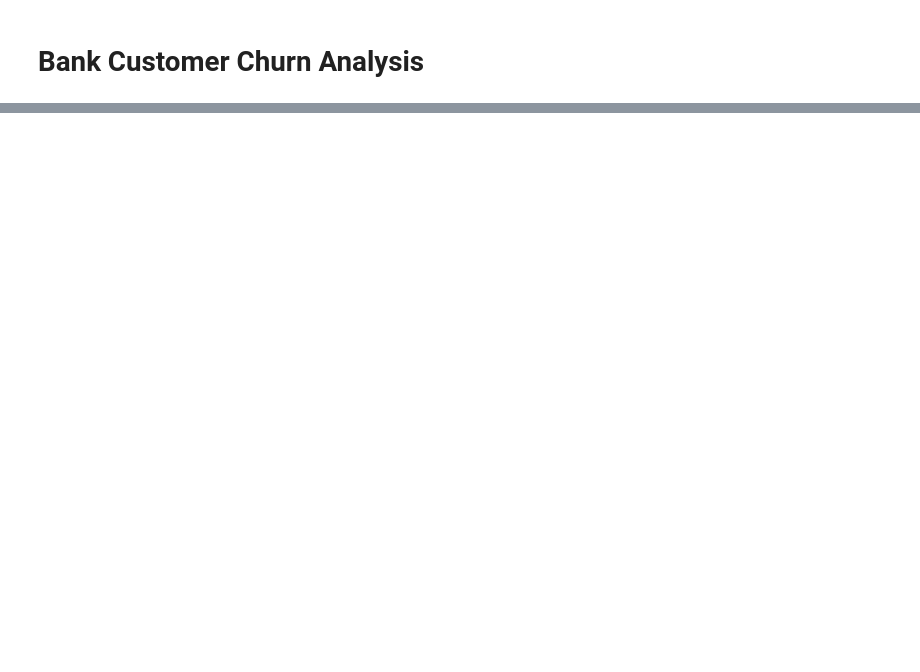
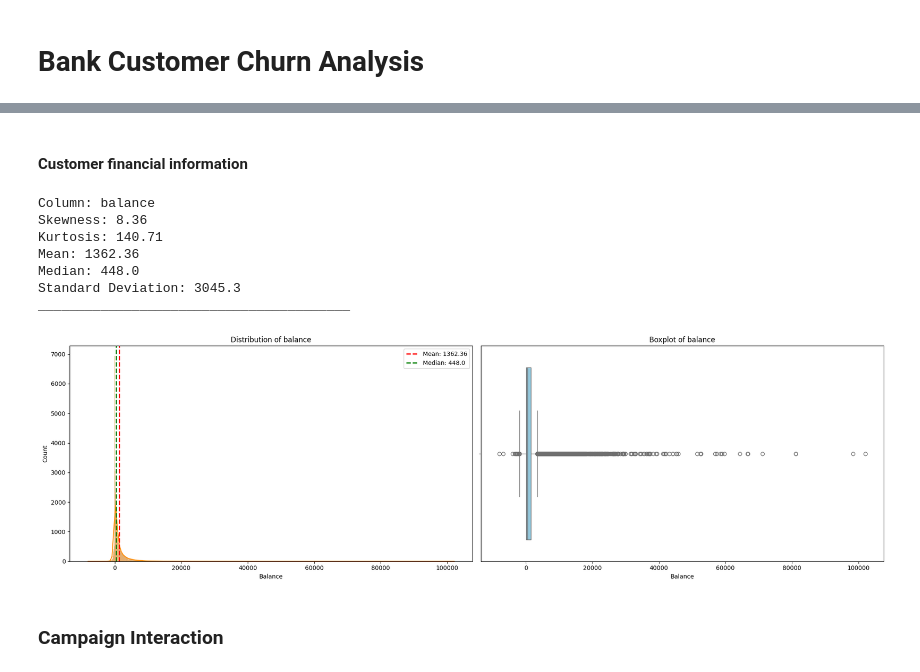
Before and after one commit to EfyaDufie2020/Bank-Customer-Churn-Analysis, a Jupyter notebook: Notebooks/Bank Churn Analysis.ipynb, the cells around one changed output, grey strips where cells are left out. Saved outputs shown, nothing was run; the diff lists cells and outputs as text; code cells hidden in the pictures; blank space fills up the shorter version.

```diff
--- a/Notebooks/Bank Churn Analysis.ipynb
+++ b/Notebooks/Bank Churn Analysis.ipynb
@@ -80,0 +824,18 @@ warnings.filterwarnings('ignore')
+# %%
+# Plot target variable distribution
+plt.figure(figsize=(12, 8))
+ax = sns.countplot(x=df_train_eda[target[0]], palette='viridis')
+
+# Add percentage labels on top of the bars
+total = len(df_train_eda)
+for container in ax.containers:
+    labels = [f'{(h.get_height() / total) * 100:.2f}%' for h in container]
+    ax.bar_label(container, labels=labels, label_type='edge', padding=3, fontsize=12)
+
+# Set plot titles and labels
+plt.title('Distribution of Term Deposit Subscription in the Training Dataset', fontsize=16)
+plt.xlabel('Term Deposit Subscription', fontsize=14)
+plt.ylabel('Count', fontsize=14)
+
+# Display plot
+plt.show()
@@ -80,0 +954,56 @@ warnings.filterwarnings('ignore')
+# %% [markdown]
+#### Customer financial information
+# %%
+# # Loop through each feature to plot
+for feature in customer_financial_details:
+    # Calculate skewness and kurtosis
+    skewness = round(df_train_eda[feature].skew(), 2)
+    kurtosis = round(df_train_eda[feature].kurtosis(), 2)
+
+    # Calculate basic statistics
+    mean = round(df_train_eda[feature].mean(), 2)
+    median = round(df_train_eda[feature].median(), 2)
+    std_dev = round(df_train_eda[feature].std(), 2)
+
+    # Print feature name and statistics
+    print(f"Column: {feature}")
+    print(f"Skewness: {skewness}")
+    print(f"Kurtosis: {kurtosis}")
+    print(f"Mean: {mean}")
+    print(f"Median: {median}")
+    print(f"Standard Deviation: {std_dev}")
+    print("_" * 40)
+
+    # Plot histogram-KDE and boxplot
+    plt.figure(figsize=(20, 6))
+
+    # Histogram with KDE
+    plt.subplot(1, 2, 1)
+    sns.histplot(df_train_eda[feature], kde=True, color='darkorange', edgecolor='black')
+    plt.axvline(mean, color='red', linestyle='dashed', linewidth=2, label=f'Mean: {mean}')
+    plt.axvline(median, color='green', linestyle='dashed', linewidth=2, label=f'Median: {median}')
+    plt.title(f'Distribution of {feature}')
+    plt.xlabel(feature.capitalize())
+    plt.ylabel('Count')
+    plt.legend()
+
+    # Boxplot
+    plt.subplot(1, 2, 2)
+    sns.boxplot(x=df_train_eda[feature], color='skyblue')
+    plt.title(f'Boxplot of {feature}')
+    plt.xlabel(feature.capitalize())
+
+    # Display plots
+    plt.tight_layout()
+    plt.show()
+# %% [output]
+Column: balance
+Skewness: 8.36
+Kurtosis: 140.71
+Mean: 1362.36
+Median: 448.0
+Standard Deviation: 3045.3
+________________________________________
+[figure, added]
+# %% [markdown]
+### Campaign Interaction
```
Also changed, not shown: parts of 66 cells of this notebook, 1 other file.
